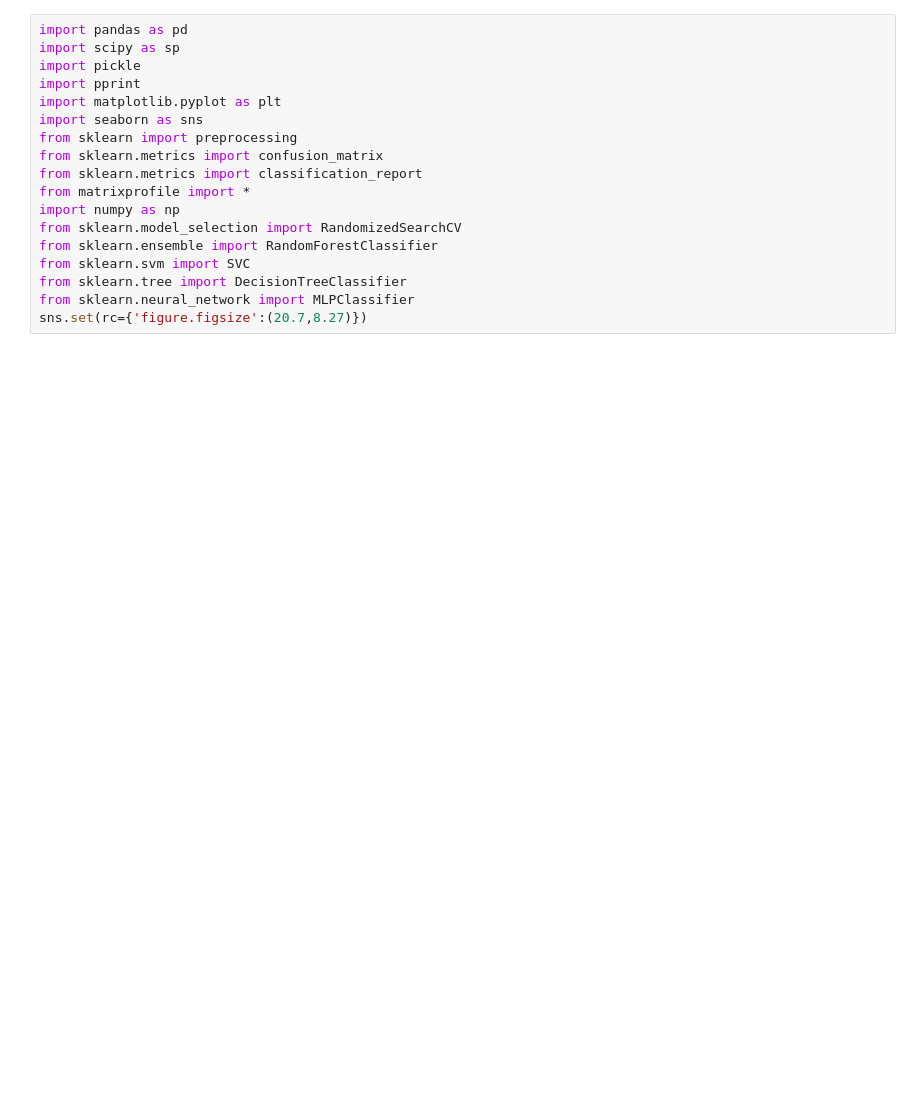
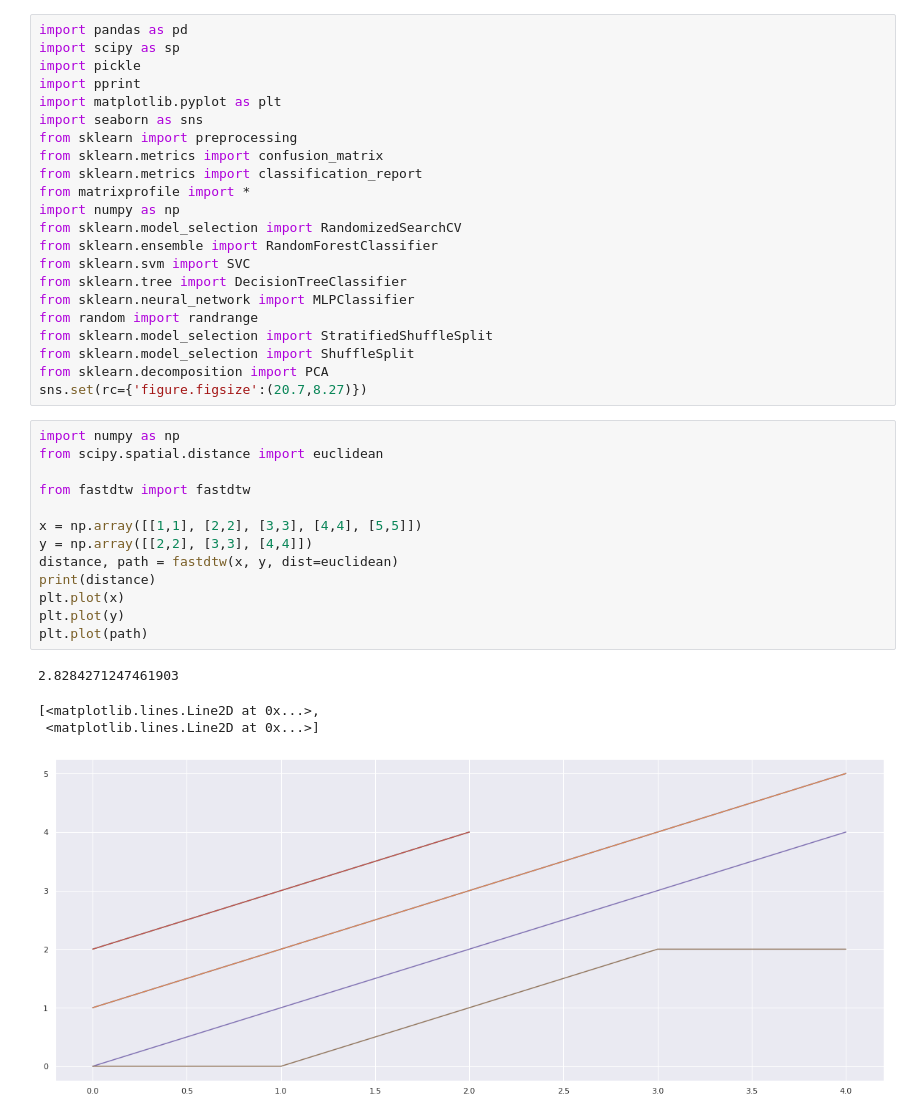
Before and after one commit to lorenz0890/motif_stock_prediction, a Jupyter notebook: motif_stock_prediction.ipynb, the cells around one changed output. Cells and saved outputs as stored; diff of their text form; blank space fills up the shorter version.

```diff
--- a/motif_stock_prediction.ipynb
+++ b/motif_stock_prediction.ipynb
@@ -15,6 +15,28 @@ from sklearn.ensemble import RandomForestClassifier
 from sklearn.svm import SVC
 from sklearn.tree import DecisionTreeClassifier
 from sklearn.neural_network import MLPClassifier
+from random import randrange
+from sklearn.model_selection import StratifiedShuffleSplit
+from sklearn.model_selection import ShuffleSplit
+from sklearn.decomposition import PCA
 sns.set(rc={'figure.figsize':(20.7,8.27)})
+# %%
+import numpy as np
+from scipy.spatial.distance import euclidean
+
+from fastdtw import fastdtw
+
+x = np.array([[1,1], [2,2], [3,3], [4,4], [5,5]])
+y = np.array([[2,2], [3,3], [4,4]])
+distance, path = fastdtw(x, y, dist=euclidean)
+print(distance)
+plt.plot(x)
+plt.plot(y)
+plt.plot(path)
+# %% [output]
+2.8284271247461903
+[<matplotlib.lines.Line2D at 0x...>,
+ <matplotlib.lines.Line2D at 0x...>]
+[figure, added]
 # %%
 #Dataset https://www.kaggle.com/borismarjanovic/price-volume-data-for-all-us-stocks-etfs
```
Also changed, not shown: parts of 12 cells of this notebook.
